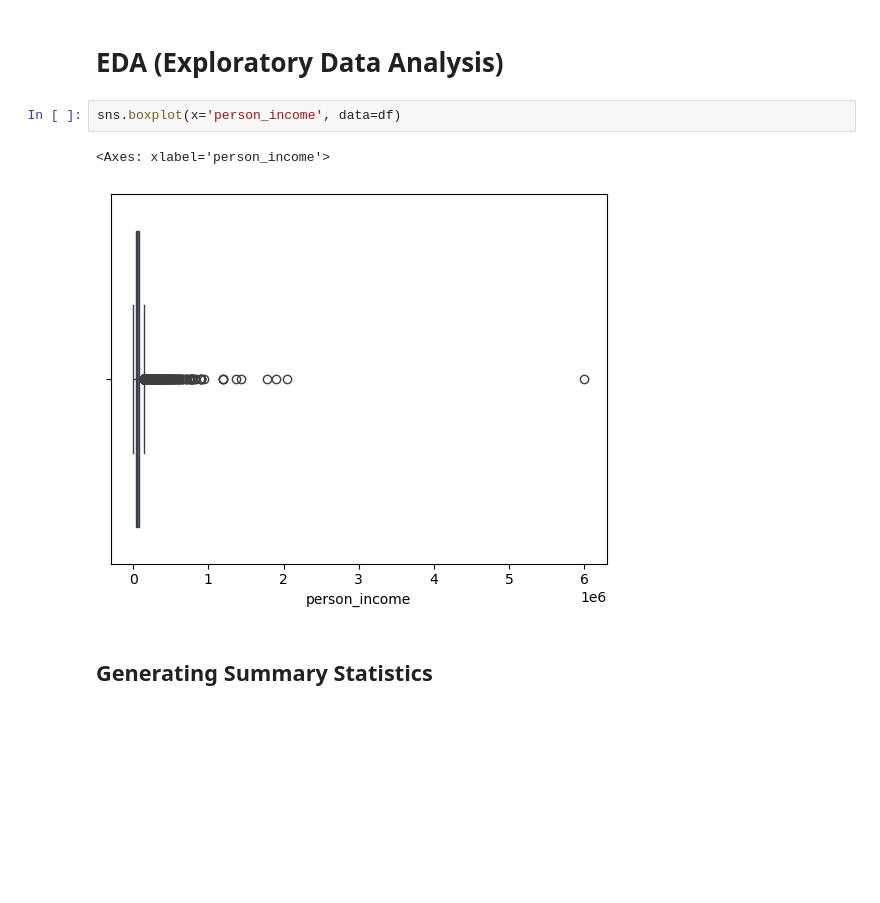
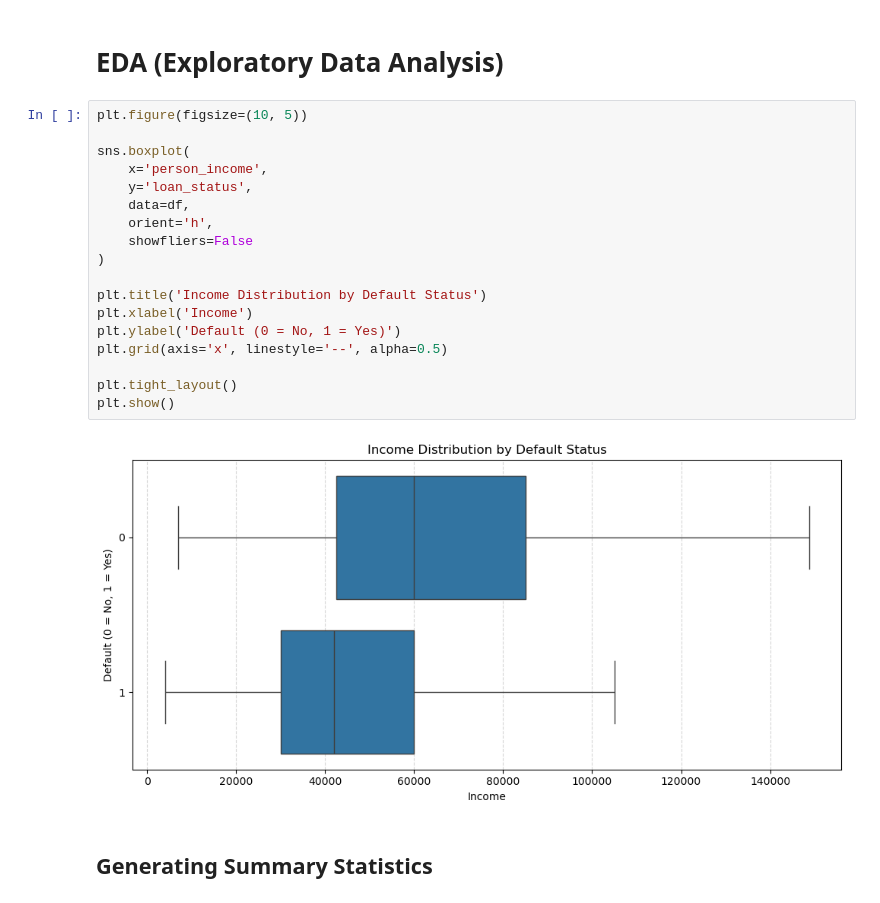
Before and after one commit to seanldchan/Credit_Risk_Analysis_Project, a Jupyter notebook: python_credit_risk_project/credit_risk_analysis.ipynb, the cells around one changed output. Cells and saved outputs as stored; diff of their text form; blank space fills up the shorter version.

```diff
--- a/python_credit_risk_project/credit_risk_analysis.ipynb
+++ b/python_credit_risk_project/credit_risk_analysis.ipynb
@@ -53,10 +55,25 @@ df.head()
 # %% [markdown]
 # EDA (Exploratory Data Analysis)
 # %%
-sns.boxplot(x='person_income', data=df)
+plt.figure(figsize=(10, 5))
+
+sns.boxplot(
+    x='person_income',
+    y='loan_status',
+    data=df,
+    orient='h',
+    showfliers=False
+)
+
+plt.title('Income Distribution by Default Status')
+plt.xlabel('Income')
+plt.ylabel('Default (0 = No, 1 = Yes)')
+plt.grid(axis='x', linestyle='--', alpha=0.5)
+
+plt.tight_layout()
+plt.show()
 # %% [output]
-<Axes: xlabel='person_income'>
-[figure, old version]
+[figure, new version]
 # %% [markdown]
 ## Generating Summary Statistics
 # %%
```
Also changed, not shown: parts of 11 cells of this notebook.
